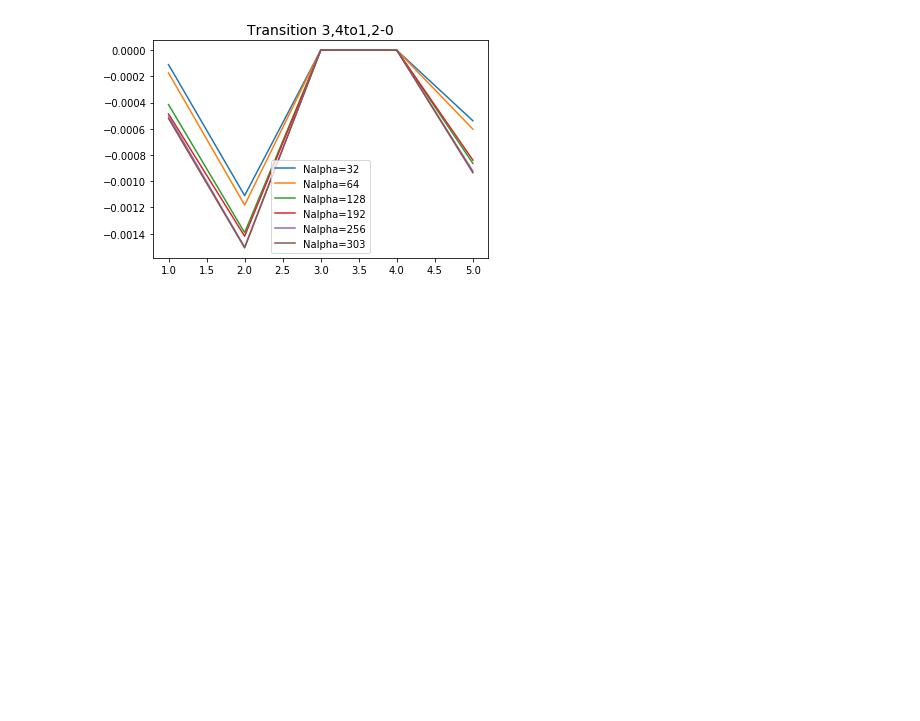
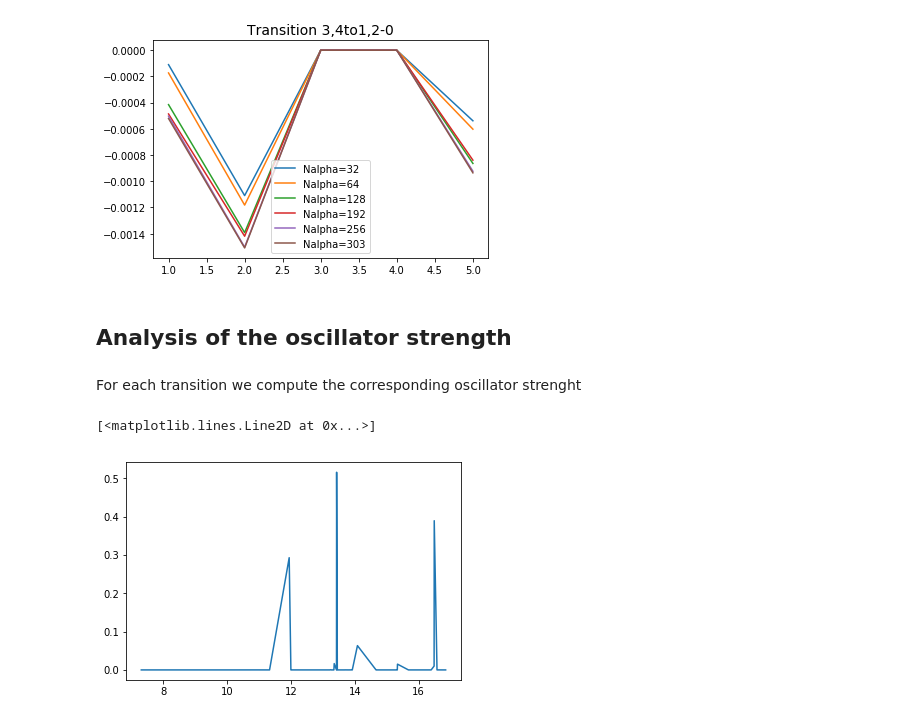
Before and after one commit to luigigenovese/KPM-nb, a Jupyter notebook: POLARIZABILITY/N2/Analysis_of_Excitonic_States.ipynb, the cells around one changed output. Cells and saved outputs as stored; diff of their text form; code cells hidden in the pictures; blank space fills up the shorter version.

```diff
--- a/POLARIZABILITY/N2/Analysis_of_Excitonic_States.ipynb
+++ b/POLARIZABILITY/N2/Analysis_of_Excitonic_States.ipynb
@@ -228,3 +236,27 @@ plt.legend()
 plt.show()
 # %% [output]
 [figure]
+# %% [markdown]
+## Analysis of the oscillator strength
+# %% [markdown]
+For each transition we compute the corresponding oscillator strenght
+# %%
+selLab = allTr
+nalphar = list(reversed(nalpha))
+oscillatorStrenght = []
+energy = []
+for s in selLab:
+    foundLab = False
+    ind = 0
+    while foundLab == False:
+        if s in excitations[nalphar[ind]]['transitions']:
+            foundLab = True
+        else:
+            ind+=1
+    level = excitations[nalphar[ind]]['transitions'][s]['level']
+    #print s, 'found for na = ', nalphar[ind], ' level = ', level
+    os = 0.0
+    for l in level:
+        os+= (np.dot(excitations[nalphar[ind]]['C_E2'][l],excitations[nalphar[ind]]['dipoles'][:,2]))**2
+    oscillatorStrenght.append(os)
+    energy.append(excitations[nalphar[ind]]['transitions'][s]['eng'])
@@ -230,0 +265,5 @@ plt.show()
+# %%
+plt.plot(energy,oscillatorStrenght)
+# %% [output]
+[<matplotlib.lines.Line2D at 0x...>]
+[figure, added]
```
Also changed, not shown: parts of 8 cells of this notebook, 29 other files.
